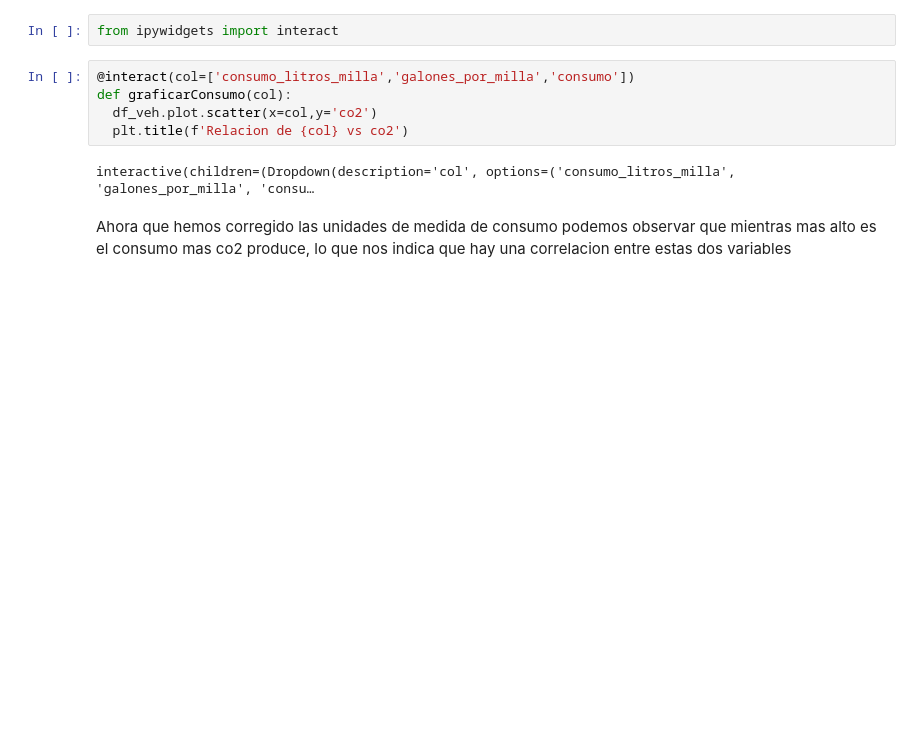
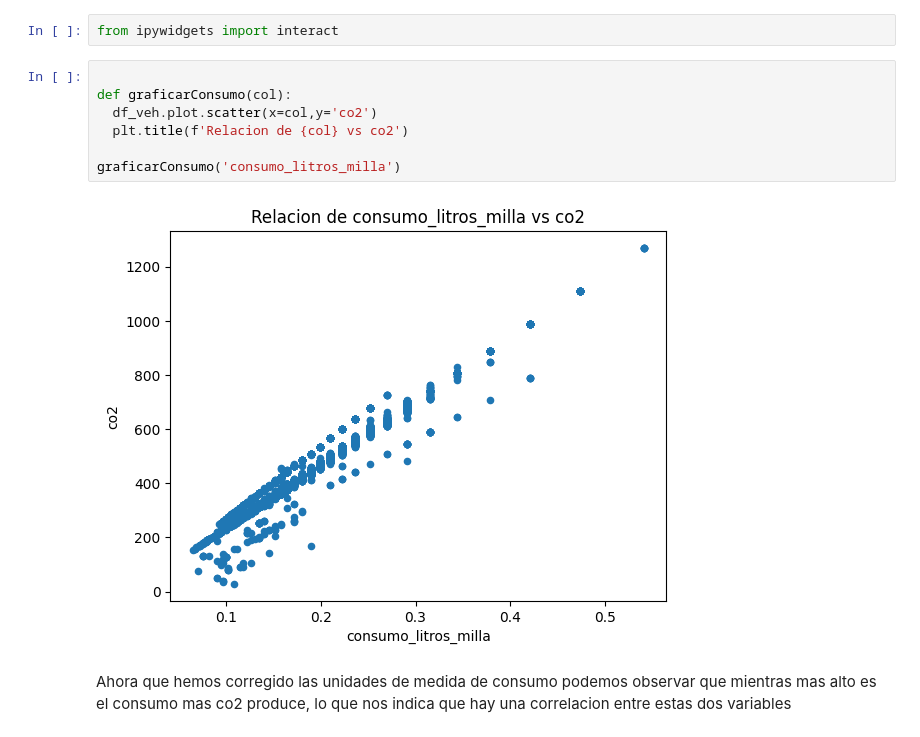
Before and after one commit to steven030/vehicle-co2-consumption-analysis, a Jupyter notebook: Analisis_Exploratorio_para_consumo_vehiculo_Agrupacion_Variables.ipynb, the cells around one changed output. Drawn from its saved outputs; the diff is of its cells as text; blank space fills up the shorter version.

```diff
--- a/Analisis_Exploratorio_para_consumo_vehiculo_Agrupacion_Variables.ipynb
+++ b/Analisis_Exploratorio_para_consumo_vehiculo_Agrupacion_Variables.ipynb
@@ -297,12 +297,14 @@ df_veh.loc[df_veh['consumo'] > 0, 'galones_por_milla'] = 1 / df_veh['consumo']
 # %%
 from ipywidgets import interact
 # %%
-@interact(col=['consumo_litros_milla','galones_por_milla','consumo'])
+
 def graficarConsumo(col):
   df_veh.plot.scatter(x=col,y='co2')
   plt.title(f'Relacion de {col} vs co2')
+
+graficarConsumo('consumo_litros_milla')
 # %% [output]
-interactive(children=(Dropdown(description='col', options=('consumo_litros_milla', 'galones_por_milla', 'consu…
+[figure, added]
 # %% [markdown]
 Ahora que hemos corregido las unidades de medida de consumo podemos observar que mientras mas alto es el consumo mas co2 produce, lo que nos indica que hay una correlacion entre estas dos variables
 # %%
```
